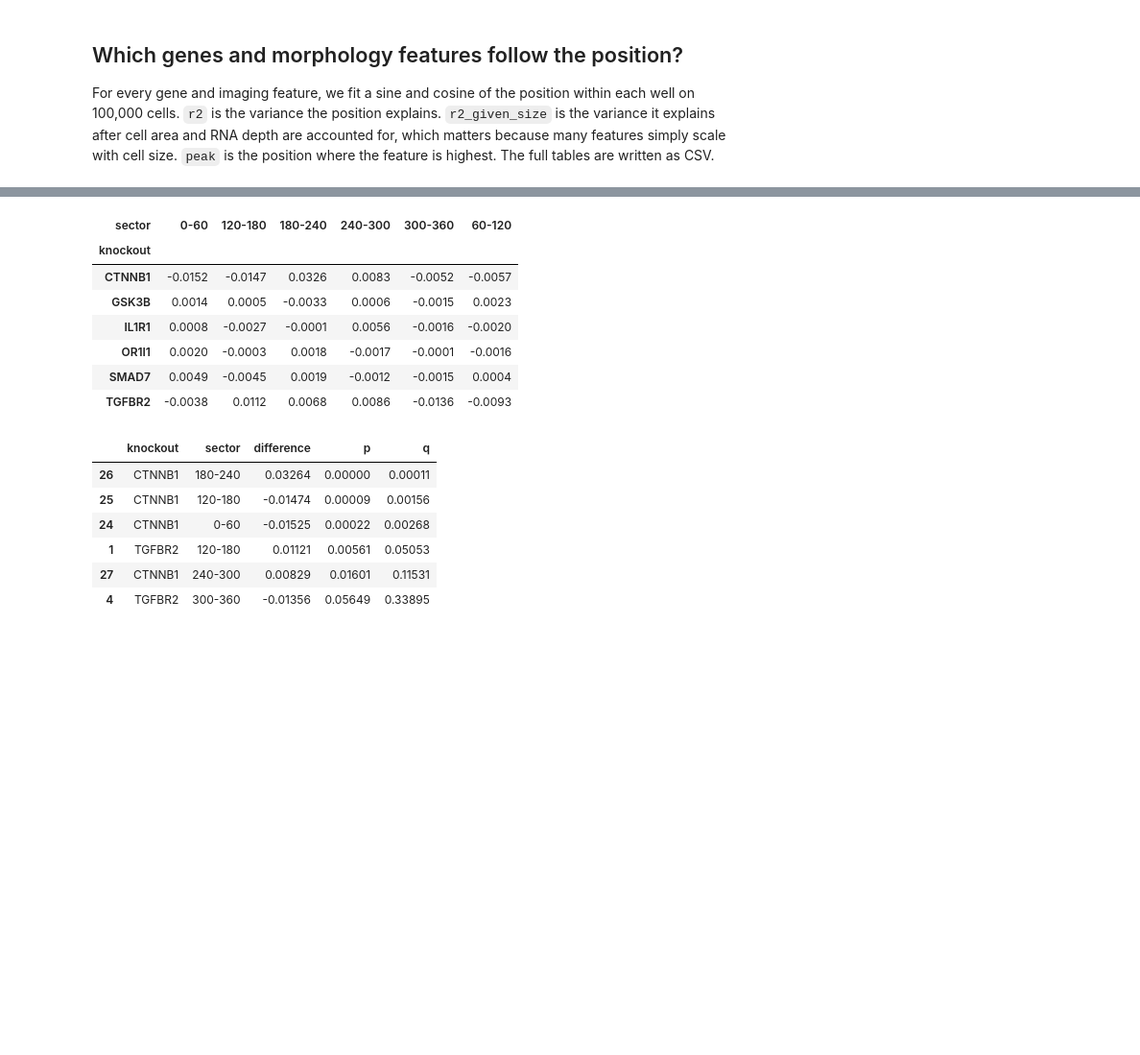
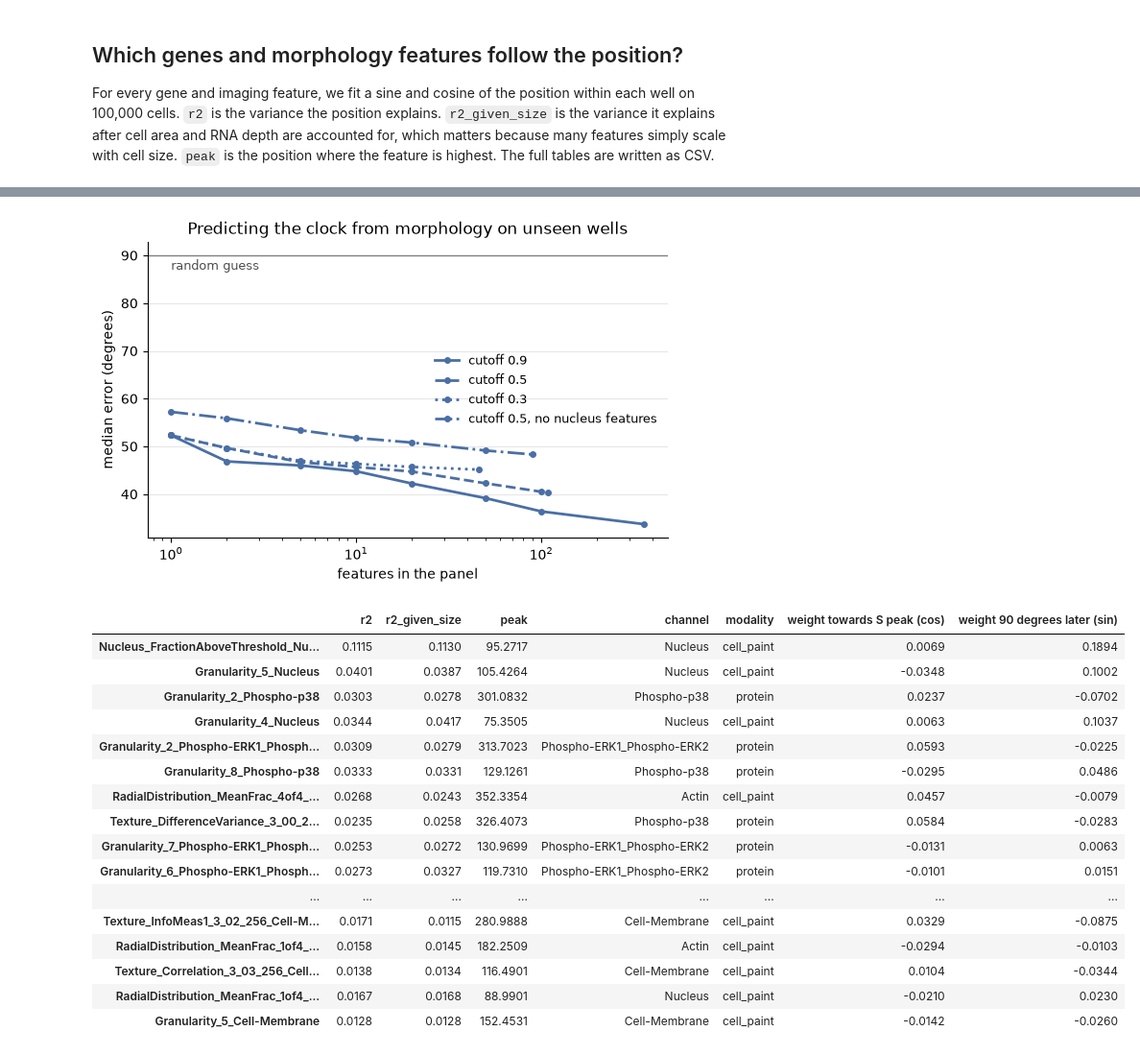
Before and after one commit to timtreis/cytodata-hackathon-prep-multiomics, a Jupyter notebook: notebooks/03_cyclevi.ipynb, the cells around one changed output, grey strips where cells are left out. Shown at 96% size. Drawn from its saved outputs; the diff is of its cells as text; code cells hidden in the pictures; blank space fills up the shorter version.

```diff
--- a/notebooks/03_cyclevi.ipynb
+++ b/notebooks/03_cyclevi.ipynb
@@ -457,0 +421,10 @@ For each well, we compute the circular mean position and the share of cells in s
+# %%
+not_biology = img.var_names[np.isin(modality, ["background", "control"]) | img.var_names.str.endswith("_NuclearRatio")]
+fs = ad.AnnData(X=x[index].astype(np.float32), obs=img.obs.iloc[index].copy(), var=img.var.copy(), uns={"mantispy": dict(img.uns["mantispy"])})
+reduced = {}
+for cutoff in [0.9, 0.7, 0.5, 0.3]:
+    mt.pp.feature_select(fs, operations=("correlation_threshold", "blocklist"), corr_threshold=cutoff, blocklist=list(not_biology), key_added=f"keep_{cutoff}")
+    reduced[cutoff] = fs.var[f"keep_{cutoff}"].values
+summary = pd.DataFrame({c: {"features": int(m.sum()), "nucleus": int((m & (channel == "Nucleus")).sum()), "protein": int((m & (modality == "protein")).sum()), "other cell paint": int((m & np.isin(channel, ["Actin", "Cell-Membrane", "Mitochondria"])).sum()), "shape": int((m & (modality == "shape")).sum())} for c, m in reduced.items()}).T
+summary.index.name = "correlation cutoff"
+summary
@@ -504,33 +503,43 @@ guide_shift[guide_shift.index.str.startswith(("CTNNB1", "TGFBR2", "OR1I1"))].rou
 # %%
-sectors = pd.cut(position_all, np.linspace(0, 2 * np.pi, 7), include_lowest=True, labels=[f"{i * 60}-{(i + 1) * 60}" for i in range(6)]).astype(str)
-fractions = pd.crosstab([wells, target_all], sectors, normalize="index")
-rows = []
-for ko in KNOCKOUTS:
-    for sector in fractions.columns:
-        a, b = fractions.xs(ko, level=1)[sector], fractions.xs("NTC", level=1)[sector]
-        rows.append({"knockout": ko, "sector": sector, "difference": (a - b).mean(), "p": stats.ttest_rel(a, b).pvalue})
-shift = pd.DataFrame(rows)
-shift["q"] = stats.false_discovery_control(shift["p"])
-display(shift.pivot(index="knockout", columns="sector", values="difference").round(4))
-display(shift.sort_values("p").head(6).round(5))
+fig, ax = plt.subplots(figsize=(7, 4))
+styles = {"cutoff 0.9": "-", "cutoff 0.5": "--", "cutoff 0.3": ":", "cutoff 0.5, no nucleus features": "-."}
+for name, table_k in scores_by_set.items():
+    ax.plot(table_k.index, table_k["median error (degrees)"], styles[name], color="#4a6fa5", lw=2, marker="o", ms=4, label=name)
+ax.axhline(90, color="0.5", lw=1)
+ax.text(1, 87, "random guess", color="0.3", fontsize=9)
+ax.set(xscale="log", xlabel="features in the panel", ylabel="median error (degrees)", title="Predicting the clock from morphology on unseen wells")
+ax.spines[["top", "right"]].set_visible(False)
+ax.grid(axis="y", color="0.9", lw=0.8)
+ax.legend(frameon=False, fontsize=9)
+fig.savefig("figures/clock_panel.png", dpi=130, bbox_inches="tight")
+plt.show()
 
-well_condition = obs.groupby("Well", observed=True)["condition"].first().astype(str)
-per_well = pd.crosstab(wells, sectors, normalize="index")
-tnf = (per_well[well_condition.reindex(per_well.index).values == "TNFa"].mean() - per_well[well_condition.reindex(per_well.index).values == "baseline"].mean()).round(4)
-print("TNFa minus baseline, share of cells per sector:", tnf.to_dict())
+PANEL_SIZE = 20
+columns = np.flatnonzero(reduced[0.5])
+rank = columns[np.argsort(-strength(x[:, columns], wells, target_xy))[:PANEL_SIZE]]
+fit = make_pipeline(StandardScaler(), Ridge(10)).fit(x[:, rank], target_xy)
+panel = feature_table.reindex(img.var_names[rank])[["r2", "r2_given_size", "peak", "channel", "modality"]].copy()
+panel["weight towards S peak (cos)"], panel["weight 90 degrees later (sin)"] = fit[-1].coef_[1], fit[-1].coef_[0]
+panel.to_csv("figures/clock_panel.csv")
+all_kept = feature_table[feature_table.index.isin(img.var_names[reduced[0.5]])]
+all_kept.to_csv("figures/cycle_morphology_decorrelated.csv")
+panel.round(4)
 # %% [output]
+[figure, added]
-| sector | 0-60 | 120-180 | 180-240 | 240-300 | 300-360 | 60-120 |
-| knockout |  |  |  |  |  |  |
-| CTNNB1 | -0.0152 | -0.0147 | 0.0326 | 0.0083 | -0.0052 | -0.0057 |
-| GSK3B | 0.0014 | 0.0005 | -0.0033 | 0.0006 | -0.0015 | 0.0023 |
-| IL1R1 | 0.0008 | -0.0027 | -0.0001 | 0.0056 | -0.0016 | -0.0020 |
-| OR1I1 | 0.0020 | -0.0003 | 0.0018 | -0.0017 | -0.0001 | -0.0016 |
-| SMAD7 | 0.0049 | -0.0045 | 0.0019 | -0.0012 | -0.0015 | 0.0004 |
-| TGFBR2 | -0.0038 | 0.0112 | 0.0068 | 0.0086 | -0.0136 | -0.0093 |
+|  | r2 | r2_given_size | peak | channel | modality | weight towards S peak (cos) | weight 90 degrees later (sin) |
+| Nucleus_FractionAboveThreshold_Nu... | 0.1115 | 0.1130 | 95.2717 | Nucleus | cell_paint | 0.0069 | 0.1894 |
+| Granularity_5_Nucleus | 0.0401 | 0.0387 | 105.4264 | Nucleus | cell_paint | -0.0348 | 0.1002 |
+| Granularity_2_Phospho-p38 | 0.0303 | 0.0278 | 301.0832 | Phospho-p38 | protein | 0.0237 | -0.0702 |
+| Granularity_4_Nucleus | 0.0344 | 0.0417 | 75.3505 | Nucleus | cell_paint | 0.0063 | 0.1037 |
+| Granularity_2_Phospho-ERK1_Phosph... | 0.0309 | 0.0279 | 313.7023 | Phospho-ERK1_Phospho-ERK2 | protein | 0.0593 | -0.0225 |
+| Granularity_8_Phospho-p38 | 0.0333 | 0.0331 | 129.1261 | Phospho-p38 | protein | -0.0295 | 0.0486 |
+| RadialDistribution_MeanFrac_4of4_... | 0.0268 | 0.0243 | 352.3354 | Actin | cell_paint | 0.0457 | -0.0079 |
+| Texture_DifferenceVariance_3_00_2... | 0.0235 | 0.0258 | 326.4073 | Phospho-p38 | protein | 0.0584 | -0.0283 |
+| Granularity_7_Phospho-ERK1_Phosph... | 0.0253 | 0.0272 | 130.9699 | Phospho-ERK1_Phospho-ERK2 | protein | -0.0131 | 0.0063 |
+| Granularity_6_Phospho-ERK1_Phosph... | 0.0273 | 0.0327 | 119.7310 | Phospho-ERK1_Phospho-ERK2 | protein | -0.0101 | 0.0151 |
+| ... | ... | ... | ... | ... | ... | ... | ... |
+| Texture_InfoMeas1_3_02_256_Cell-M... | 0.0171 | 0.0115 | 280.9888 | Cell-Membrane | cell_paint | 0.0329 | -0.0875 |
+| RadialDistribution_MeanFrac_1of4_... | 0.0158 | 0.0145 | 182.2509 | Actin | cell_paint | -0.0294 | -0.0103 |
+| Texture_Correlation_3_03_256_Cell... | 0.0138 | 0.0134 | 116.4901 | Cell-Membrane | cell_paint | 0.0104 | -0.0344 |
+| RadialDistribution_MeanFrac_1of4_... | 0.0167 | 0.0168 | 88.9901 | Nucleus | cell_paint | -0.0210 | 0.0230 |
+| Granularity_5_Cell-Membrane | 0.0128 | 0.0128 | 152.4531 | Cell-Membrane | cell_paint | -0.0142 | -0.0260 |
-|  | knockout | sector | difference | p | q |
-| 26 | CTNNB1 | 180-240 | 0.03264 | 0.00000 | 0.00011 |
-| 25 | CTNNB1 | 120-180 | -0.01474 | 0.00009 | 0.00156 |
-| 24 | CTNNB1 | 0-60 | -0.01525 | 0.00022 | 0.00268 |
-| 1 | TGFBR2 | 120-180 | 0.01121 | 0.00561 | 0.05053 |
-| 27 | CTNNB1 | 240-300 | 0.00829 | 0.01601 | 0.11531 |
-| 4 | TGFBR2 | 300-360 | -0.01356 | 0.05649 | 0.33895 |
```
Also changed, not shown: parts of 29 cells of this notebook, 5 other files.
